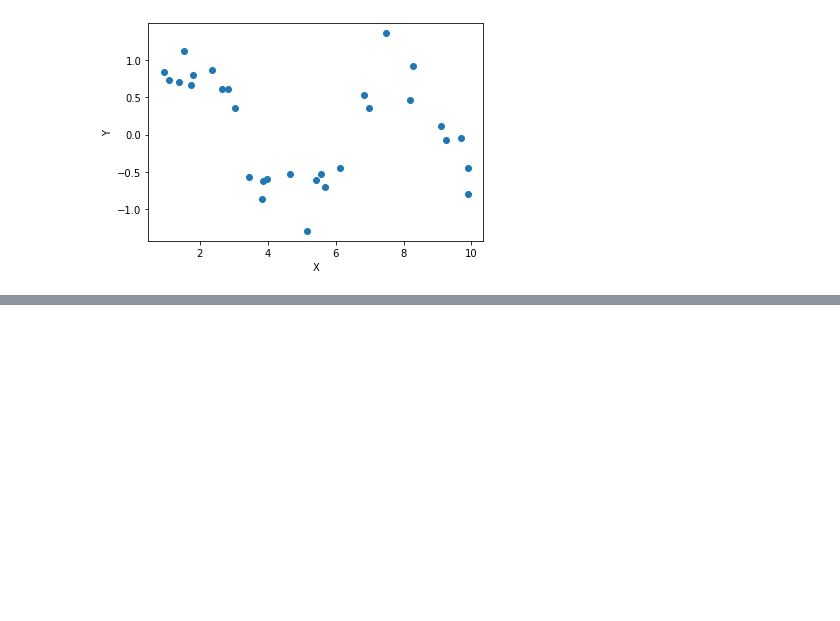
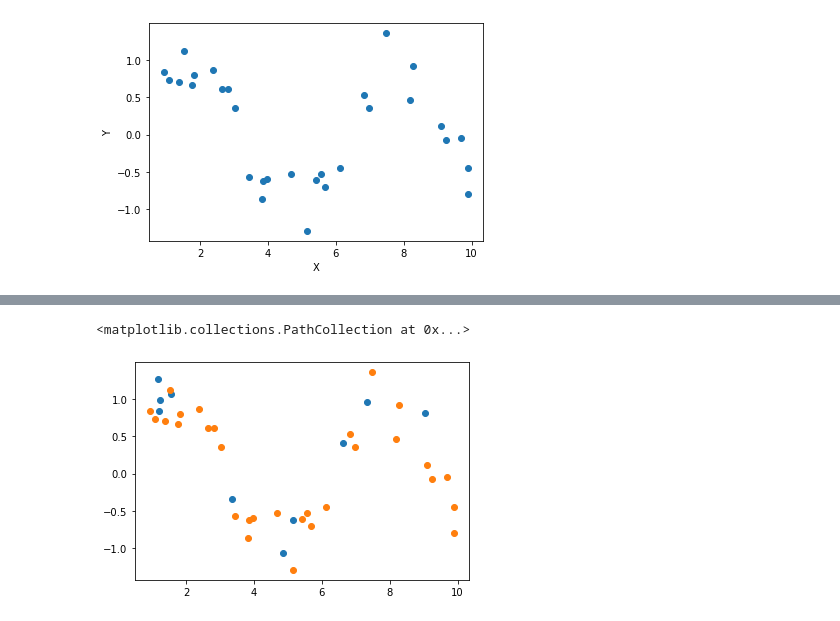
Before and after one commit to matthiasware/AGDML, a Jupyter notebook: exercise_2/solution.ipynb, the cells around one changed output, grey strips where cells are left out. Saved outputs shown, nothing was run; the diff lists cells and outputs as text; code cells hidden in the pictures; blank space fills up the shorter version.

```diff
--- a/exercise_2/solution.ipynb
+++ b/exercise_2/solution.ipynb
@@ -120,0 +109,17 @@ def fit_poly(x, y, degree, c=0):
+# %%
+class PolyReg():
+    def __init__(self, d, c=0):
+        # TODO: create attributes d, c, theta
+        self.d = d
+        self.c = c
+        self.theta = None
+
+    def fit(self, X, Y):
+        # TODO: estimate theta
+        pX = poly(X, self.d)
+        self.theta = np.linalg.solve((pX @ pX.T) + self.c*np.eye(pX.shape[0]), pX @ Y) # good
+        #self.theta = np.linalg.inv((pX @ pX.T) + self.c*np.eye(pX.shape[0])) @ pX @ Y # bad
+
+    def predict(self, X):
+        # TODO: predict labels
+        return self.theta @ poly(X, self.d)
@@ -383,0 +223,11 @@ Minimal at alpha=-14.227745818255963 with RMSE of 1197.6650344447617
+# %%
+# TODO: load and standardize test data
+data_test = np.load("test.npy")
+X_test = data_test[:,0]
+Y_test = data_test[:,1]
+
+plt.scatter(X_test, Y_test)
+plt.scatter(X, Y)
+# %% [output]
+<matplotlib.collections.PathCollection at 0x...>
+[figure, added]
```
Also changed, not shown: parts of 55 cells of this notebook, 26 other files.
